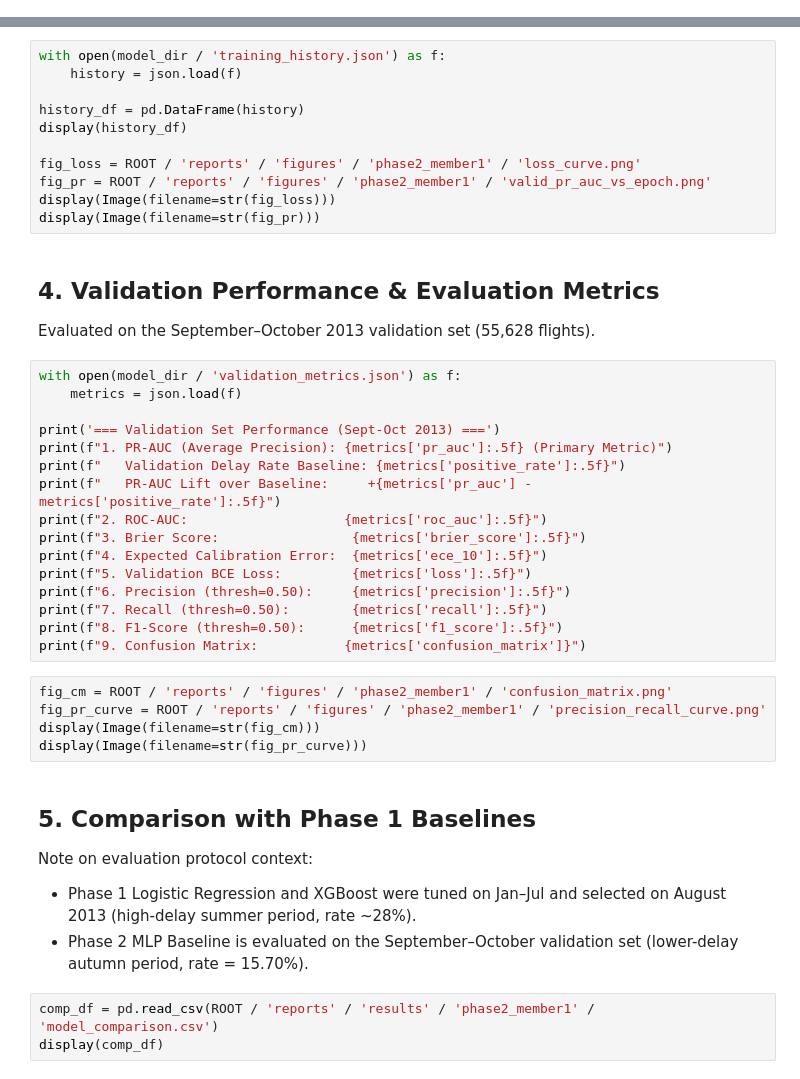
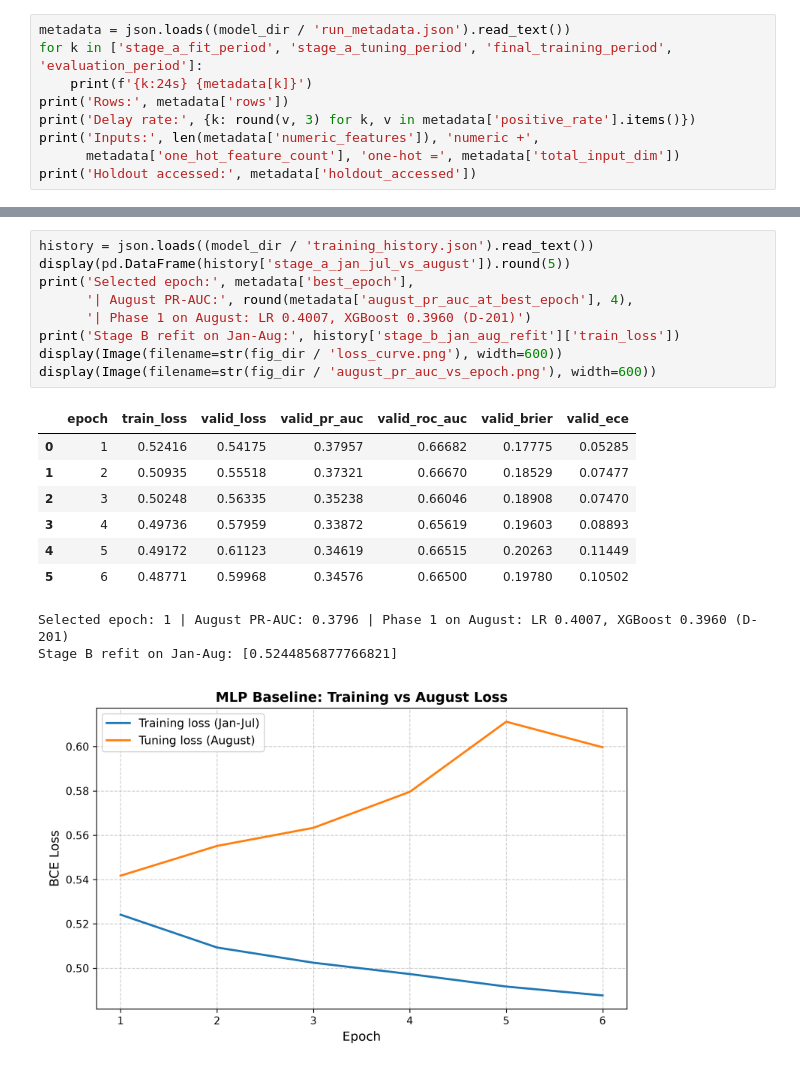
Before and after one commit to ganga-300/flight-delay-prediction, a Jupyter notebook: notebooks/phase2_member1_mlp.ipynb, the cells around one changed output, grey strips where cells are left out. Cells and saved outputs as stored; diff of their text form.

```diff
--- a/notebooks/phase2_member1_mlp.ipynb
+++ b/notebooks/phase2_member1_mlp.ipynb
@@ -53,0 +33,9 @@ print('Actual Total MLP Input Dimension:', metadata['total_input_dim'])
+# %%
+metadata = json.loads((model_dir / 'run_metadata.json').read_text())
+for k in ['stage_a_fit_period', 'stage_a_tuning_period', 'final_training_period', 'evaluation_period']:
+    print(f'{k:24s} {metadata[k]}')
+print('Rows:', metadata['rows'])
+print('Delay rate:', {k: round(v, 3) for k, v in metadata['positive_rate'].items()})
+print('Inputs:', len(metadata['numeric_features']), 'numeric +',
+      metadata['one_hot_feature_count'], 'one-hot =', metadata['total_input_dim'])
+print('Holdout accessed:', metadata['holdout_accessed'])
@@ -73,45 +65,20 @@ Training configuration:
-# %%
-with open(model_dir / 'training_history.json') as f:
-    history = json.load(f)
-
-history_df = pd.DataFrame(history)
-display(history_df)
-
-fig_loss = ROOT / 'reports' / 'figures' / 'phase2_member1' / 'loss_curve.png'
-fig_pr = ROOT / 'reports' / 'figures' / 'phase2_member1' / 'valid_pr_auc_vs_epoch.png'
-display(Image(filename=str(fig_loss)))
-display(Image(filename=str(fig_pr)))
-# %% [markdown]
-## 4. Validation Performance & Evaluation Metrics
-
-Evaluated on the September–October 2013 validation set (55,628 flights).
-# %%
-with open(model_dir / 'validation_metrics.json') as f:
-    metrics = json.load(f)
-
-print('=== Validation Set Performance (Sept-Oct 2013) ===')
-print(f"1. PR-AUC (Average Precision): {metrics['pr_auc']:.5f} (Primary Metric)")
-print(f"   Validation Delay Rate Baseline: {metrics['positive_rate']:.5f}")
-print(f"   PR-AUC Lift over Baseline:     +{metrics['pr_auc'] - metrics['positive_rate']:.5f}")
-print(f"2. ROC-AUC:                    {metrics['roc_auc']:.5f}")
-print(f"3. Brier Score:                 {metrics['brier_score']:.5f}")
-print(f"4. Expected Calibration Error:  {metrics['ece_10']:.5f}")
-print(f"5. Validation BCE Loss:         {metrics['loss']:.5f}")
-print(f"6. Precision (thresh=0.50):     {metrics['precision']:.5f}")
-print(f"7. Recall (thresh=0.50):        {metrics['recall']:.5f}")
-print(f"8. F1-Score (thresh=0.50):      {metrics['f1_score']:.5f}")
-print(f"9. Confusion Matrix:           {metrics['confusion_matrix']}")
-# %%
-fig_cm = ROOT / 'reports' / 'figures' / 'phase2_member1' / 'confusion_matrix.png'
-fig_pr_curve = ROOT / 'reports' / 'figures' / 'phase2_member1' / 'precision_recall_curve.png'
-display(Image(filename=str(fig_cm)))
-display(Image(filename=str(fig_pr_curve)))
-# %% [markdown]
-## 5. Comparison with Phase 1 Baselines
-
-Note on evaluation protocol context:
-* Phase 1 Logistic Regression and XGBoost were tuned on Jan–Jul and selected on August 2013 (high-delay summer period, rate ~28%).
-* Phase 2 MLP Baseline is evaluated on the September–October validation set (lower-delay autumn period, rate = 15.70%).
-# %%
-comp_df = pd.read_csv(ROOT / 'reports' / 'results' / 'phase2_member1' / 'model_comparison.csv')
-display(comp_df)
+# %%
+history = json.loads((model_dir / 'training_history.json').read_text())
+display(pd.DataFrame(history['stage_a_jan_jul_vs_august']).round(5))
+print('Selected epoch:', metadata['best_epoch'],
+      '| August PR-AUC:', round(metadata['august_pr_auc_at_best_epoch'], 4),
+      '| Phase 1 on August: LR 0.4007, XGBoost 0.3960 (D-201)')
+print('Stage B refit on Jan-Aug:', history['stage_b_jan_aug_refit']['train_loss'])
+display(Image(filename=str(fig_dir / 'loss_curve.png'), width=600))
+display(Image(filename=str(fig_dir / 'august_pr_auc_vs_epoch.png'), width=600))
+# %% [output]
+|  | epoch | train_loss | valid_loss | valid_pr_auc | valid_roc_auc | valid_brier | valid_ece |
+| 0 | 1 | 0.52416 | 0.54175 | 0.37957 | 0.66682 | 0.17775 | 0.05285 |
+| 1 | 2 | 0.50935 | 0.55518 | 0.37321 | 0.66670 | 0.18529 | 0.07477 |
+| 2 | 3 | 0.50248 | 0.56335 | 0.35238 | 0.66046 | 0.18908 | 0.07470 |
+| 3 | 4 | 0.49736 | 0.57959 | 0.33872 | 0.65619 | 0.19603 | 0.08893 |
+| 4 | 5 | 0.49172 | 0.61123 | 0.34619 | 0.66515 | 0.20263 | 0.11449 |
+| 5 | 6 | 0.48771 | 0.59968 | 0.34576 | 0.66500 | 0.19780 | 0.10502 |
+Selected epoch: 1 | August PR-AUC: 0.3796 | Phase 1 on August: LR 0.4007, XGBoost 0.3960 (D-201)
+Stage B refit on Jan-Aug: [0.5244856877766821]
+[figure, added]
```
Also changed, not shown: parts of 17 cells of this notebook, 23 other files.
